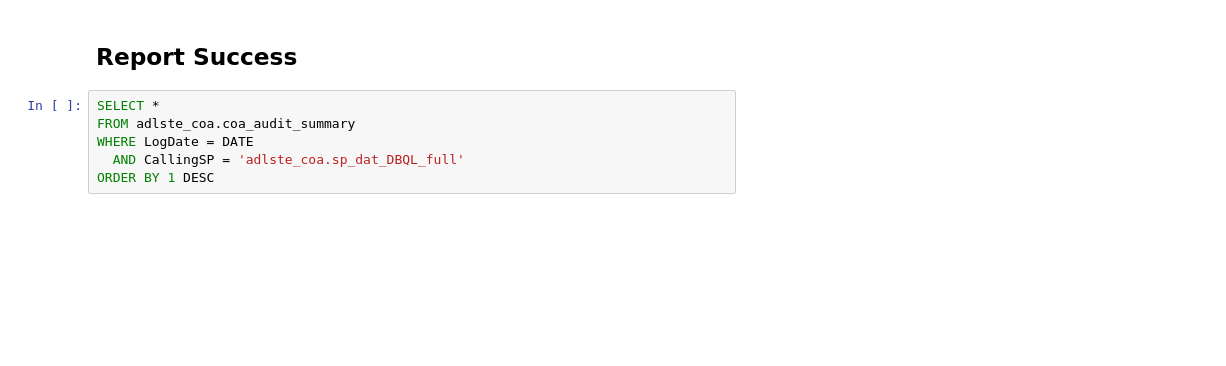
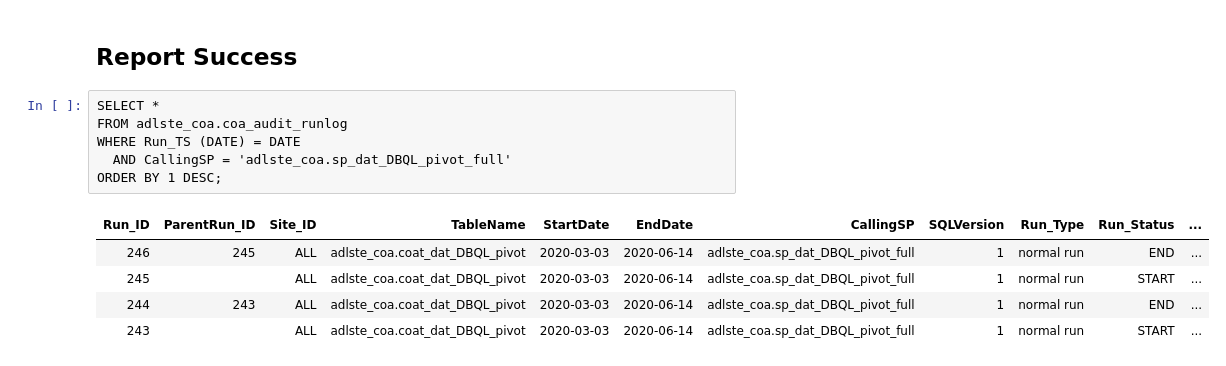
Before and after one commit to scottcarty/sql, a Jupyter notebook: datamodel/DBQL_pivot.ipynb, the cells around one changed output. Saved outputs shown, nothing was run; the diff lists cells and outputs as text; blank space fills up the shorter version.

```diff
--- a/datamodel/DBQL_pivot.ipynb
+++ b/datamodel/DBQL_pivot.ipynb
@@ -511,7 +517,13 @@ ERROR: Unable to run SQL: Unable to run SQL query: Database reported error:3812:
 ## Report Success
 # %%
 SELECT *
-FROM adlste_coa.coa_audit_summary
-WHERE LogDate = DATE
-  AND CallingSP = 'adlste_coa.sp_dat_DBQL_full'
-ORDER BY 1 DESC
+FROM adlste_coa.coa_audit_runlog
+WHERE Run_TS (DATE) = DATE
+  AND CallingSP = 'adlste_coa.sp_dat_DBQL_pivot_full'
+ORDER BY 1 DESC;
+# %% [output]
+| Run_ID | ParentRun_ID | Site_ID | TableName | StartDate | EndDate | CallingSP | SQLVersion | Run_Type | Run_Status | ... |
+| 246 | 245 | ALL | adlste_coa.coat_dat_DBQL_pivot | 2020-03-03 | 2020-06-14 | adlste_coa.sp_dat_DBQL_pivot_full | 1 | normal run | END | ... |
+| 245 |  | ALL | adlste_coa.coat_dat_DBQL_pivot | 2020-03-03 | 2020-06-14 | adlste_coa.sp_dat_DBQL_pivot_full | 1 | normal run | START | ... |
+| 244 | 243 | ALL | adlste_coa.coat_dat_DBQL_pivot | 2020-03-03 | 2020-06-14 | adlste_coa.sp_dat_DBQL_pivot_full | 1 | normal run | END | ... |
+| 243 |  | ALL | adlste_coa.coat_dat_DBQL_pivot | 2020-03-03 | 2020-06-14 | adlste_coa.sp_dat_DBQL_pivot_full | 1 | normal run | START | ... |
```
Also changed, not shown: parts of 8 cells of this notebook.
